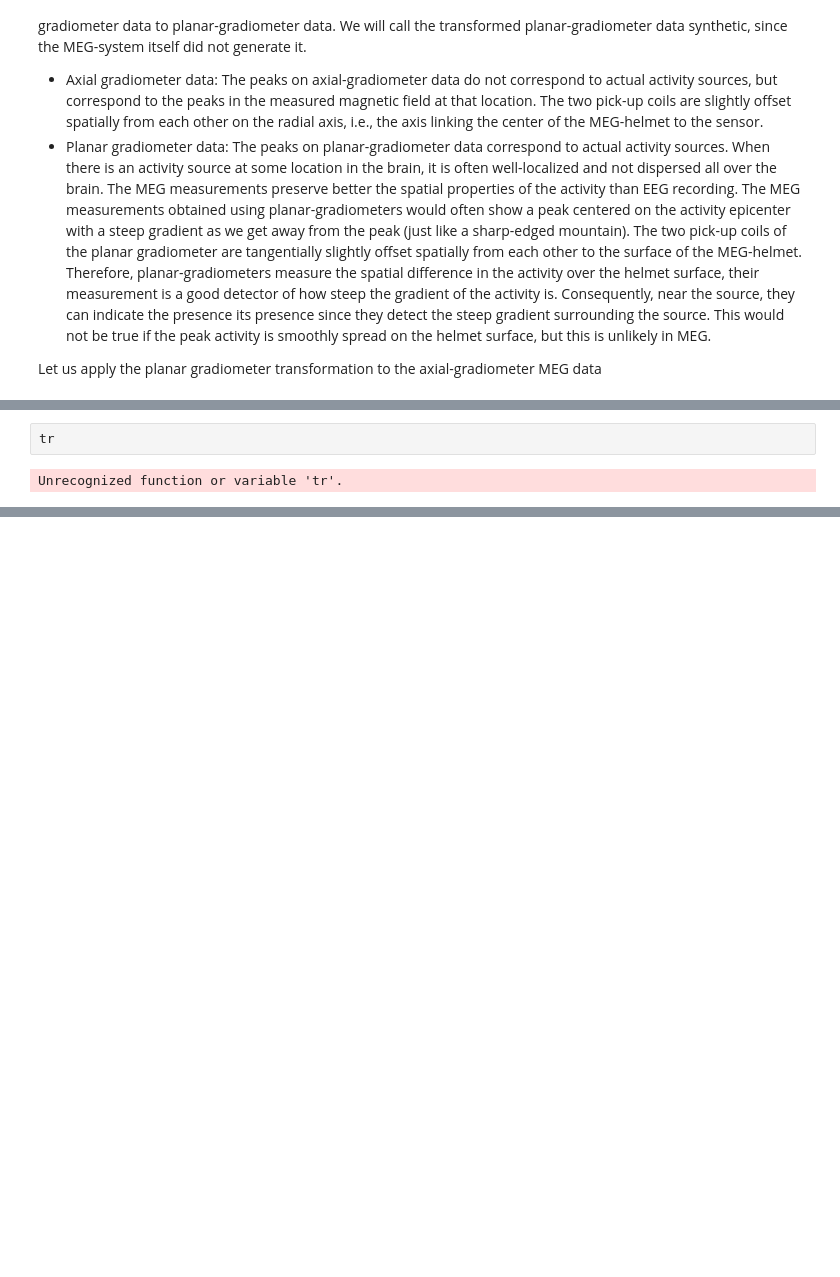
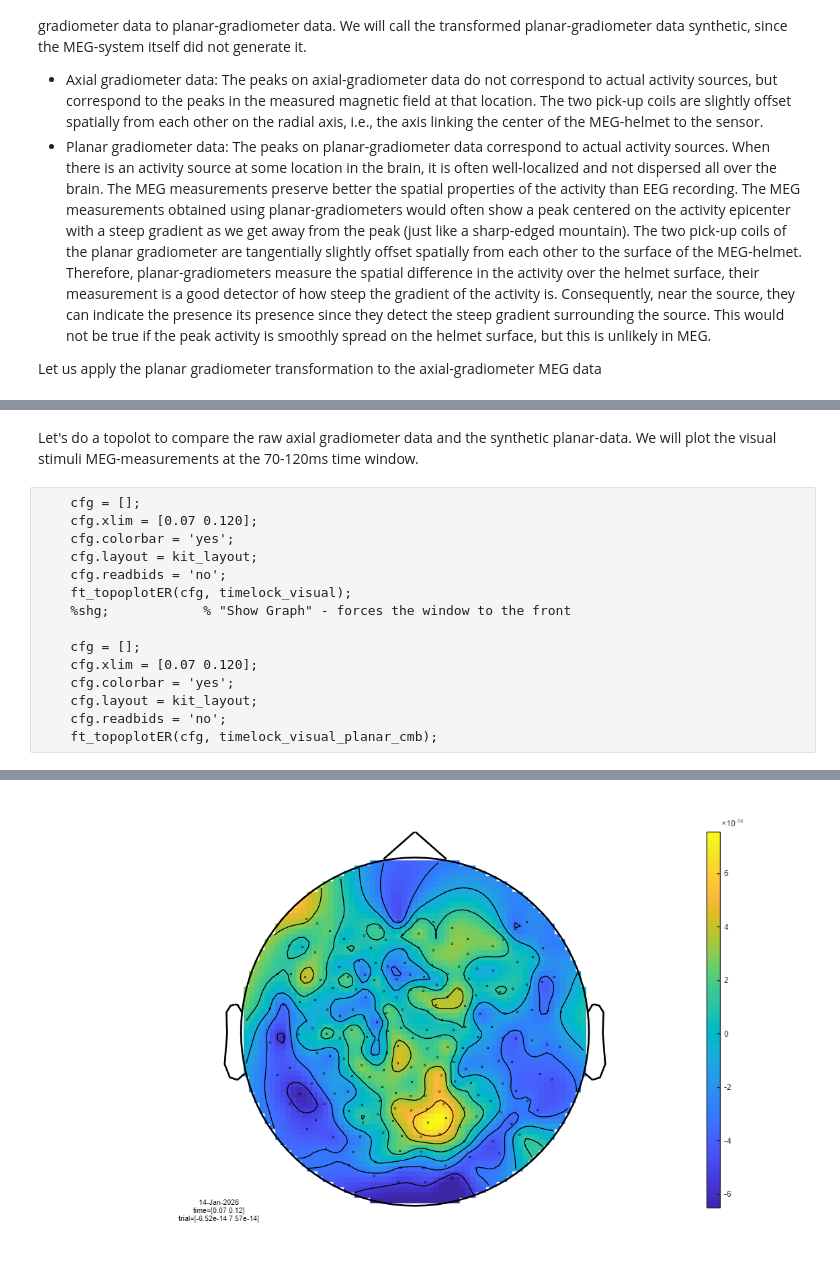
Before and after one commit to borderyz/neurowaves-lab-documentation, a Jupyter notebook: docs/source/6-meg-pipeline-gallery/notebooks/fieldtrip/fieldtrip_kit_spatio-temporal-clustering.ipynb, the cells around one changed output, grey strips where cells are left out. Cells and saved outputs as stored; diff of their text form; blank space fills up the shorter version.

```diff
--- a/docs/source/6-meg-pipeline-gallery/notebooks/fieldtrip/fieldtrip_kit_spatio-temporal-clustering.ipynb
+++ b/docs/source/6-meg-pipeline-gallery/notebooks/fieldtrip/fieldtrip_kit_spatio-temporal-clustering.ipynb
@@ -368,4 +377,19 @@ Unrecognized function or variable 'neighbours'.
-# %%
-tr
-# %% [output]
-Unrecognized function or variable 'tr'.
+# %% [markdown]
+Let's do a topolot to compare the raw axial gradiometer data and the synthetic planar-data.
+We will plot the visual stimuli MEG-measurements at the 70-120ms time window.
+# %%
+    cfg = [];
+    cfg.xlim = [0.07 0.120];
+    cfg.colorbar = 'yes';
+    cfg.layout = kit_layout;
+    cfg.readbids = 'no';
+    ft_topoplotER(cfg, timelock_visual);
+    %shg;            % "Show Graph" - forces the window to the front
+
+    cfg = [];
+    cfg.xlim = [0.07 0.120];
+    cfg.colorbar = 'yes';
+    cfg.layout = kit_layout;
+    cfg.readbids = 'no';
+    ft_topoplotER(cfg, timelock_visual_planar_cmb);
+# %% [output]
@@ -371,0 +402 @@ Unrecognized function or variable 'tr'.
+[figure, added]
```
Also changed, not shown: parts of 4 cells of this notebook, 1 other file.
